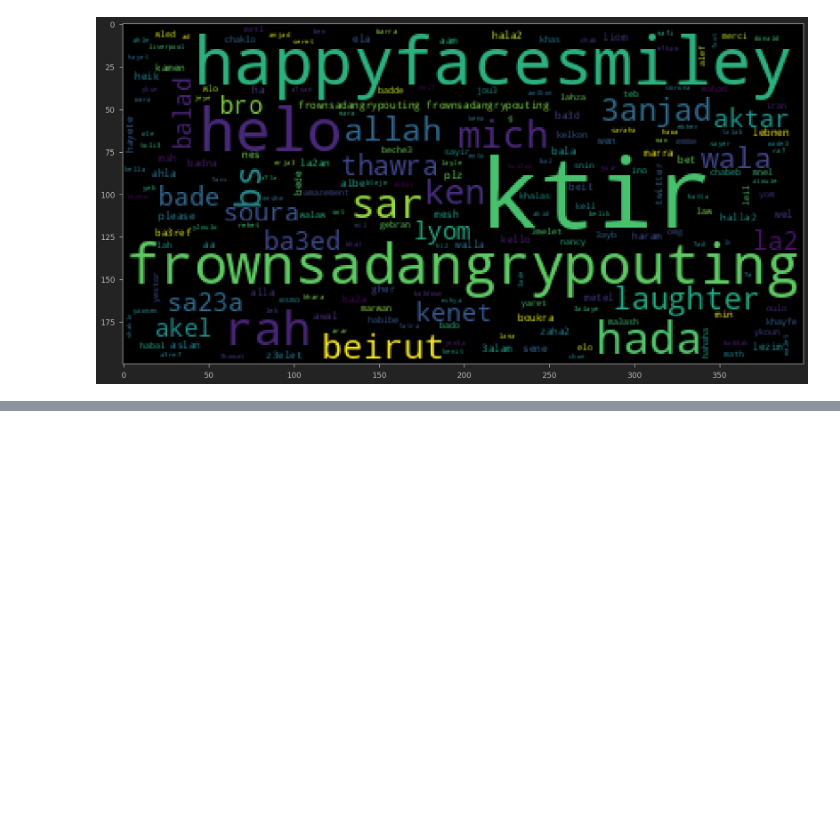
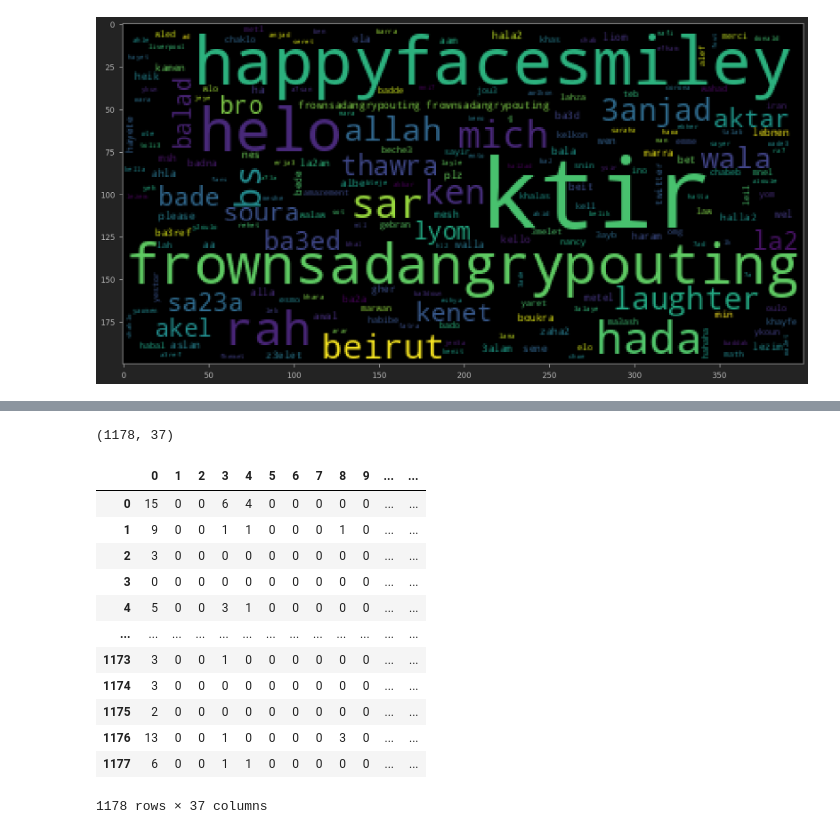
Before and after one commit to manelbenabid/Lebanese-Arabizi-Tweet-Sentiment-Analysis, a Jupyter notebook: Data_Preprocessing.ipynb, the cells around one changed output, grey strips where cells are left out. Cells and saved outputs as stored; diff of their text form; code cells hidden in the pictures; blank space fills up the shorter version.

Commit message:
Perform count vectorization

```diff
--- a/Data_Preprocessing.ipynb
+++ b/Data_Preprocessing.ipynb
@@ -432,0 +435,5 @@ plt.imshow(WordCloud().generate(neg_sentences_as_one_string))
+# %%
+from sklearn.feature_extraction.text import CountVectorizer
+# Define the cleaning pipeline we defined earlier
+vectorizer = CountVectorizer(analyzer = tweet_cleaning, dtype = np.uint8) # the dtype is important
+tweets_countvectorizer = vectorizer.fit_transform(df['tweet'])
@@ -432,0 +450,21 @@ plt.imshow(WordCloud().generate(neg_sentences_as_one_string))
+# %%
+tweets_countvectorizer.shape
+# %% [output]
+(1178, 37)
+# %%
+X = pd.DataFrame(tweets_countvectorizer.toarray())
+X
+# %% [output]
+|  | 0 | 1 | 2 | 3 | 4 | 5 | 6 | 7 | 8 | 9 | ... | ... |
+| 0 | 15 | 0 | 0 | 6 | 4 | 0 | 0 | 0 | 0 | 0 | ... | ... |
+| 1 | 9 | 0 | 0 | 1 | 1 | 0 | 0 | 0 | 1 | 0 | ... | ... |
+| 2 | 3 | 0 | 0 | 0 | 0 | 0 | 0 | 0 | 0 | 0 | ... | ... |
+| 3 | 0 | 0 | 0 | 0 | 0 | 0 | 0 | 0 | 0 | 0 | ... | ... |
+| 4 | 5 | 0 | 0 | 3 | 1 | 0 | 0 | 0 | 0 | 0 | ... | ... |
+| ... | ... | ... | ... | ... | ... | ... | ... | ... | ... | ... | ... | ... |
+| 1173 | 3 | 0 | 0 | 1 | 0 | 0 | 0 | 0 | 0 | 0 | ... | ... |
+| 1174 | 3 | 0 | 0 | 0 | 0 | 0 | 0 | 0 | 0 | 0 | ... | ... |
+| 1175 | 2 | 0 | 0 | 0 | 0 | 0 | 0 | 0 | 0 | 0 | ... | ... |
+| 1176 | 13 | 0 | 0 | 1 | 0 | 0 | 0 | 0 | 3 | 0 | ... | ... |
+| 1177 | 6 | 0 | 0 | 1 | 1 | 0 | 0 | 0 | 0 | 0 | ... | ... |
+1178 rows × 37 columns
```
Also changed, not shown: parts of 3 cells of this notebook.
